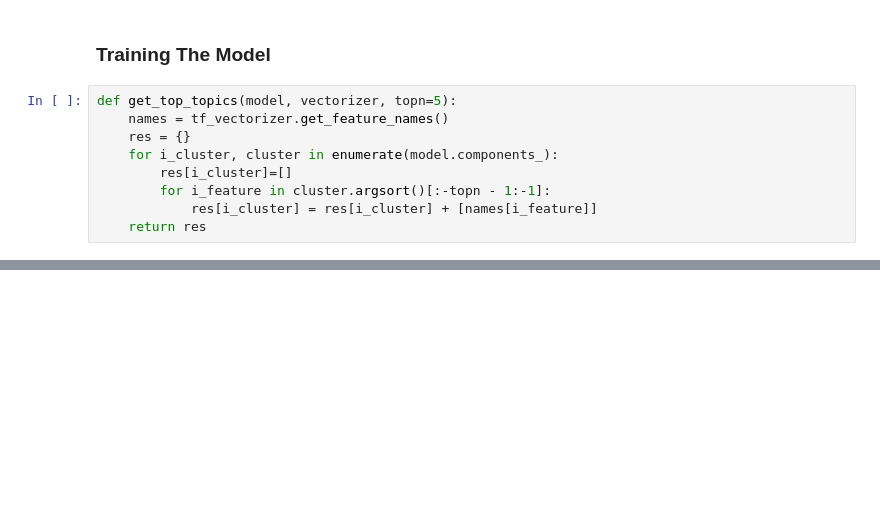
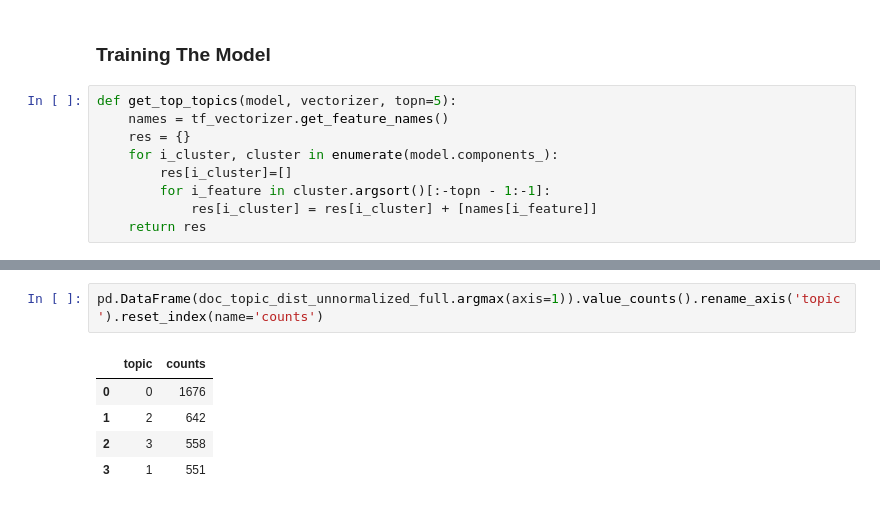
Before and after one commit to above0-sv/Sentiment_Analysis, a Jupyter notebook: Full_Run.ipynb, the cells around one changed output, grey strips where cells are left out. Cells and saved outputs as stored; diff of their text form; blank space fills up the shorter version.

```diff
--- a/Full_Run.ipynb
+++ b/Full_Run.ipynb
@@ -145,3 +162,11 @@ topics_full
+# %%
+pd.DataFrame(doc_topic_dist_unnormalized_full.argmax(axis=1)).value_counts().rename_axis('topic').reset_index(name='counts')
+# %% [output]
+|  | topic | counts |
+| 0 | 0 | 1676 |
+| 1 | 2 | 642 |
+| 2 | 3 | 558 |
+| 3 | 1 | 551 |
 # %%
 #first get topics for all comments (Full Dataset)
 docs_raw_full = df.comment.fillna('').tolist()
```
Also changed, not shown: parts of 5 cells of this notebook.
